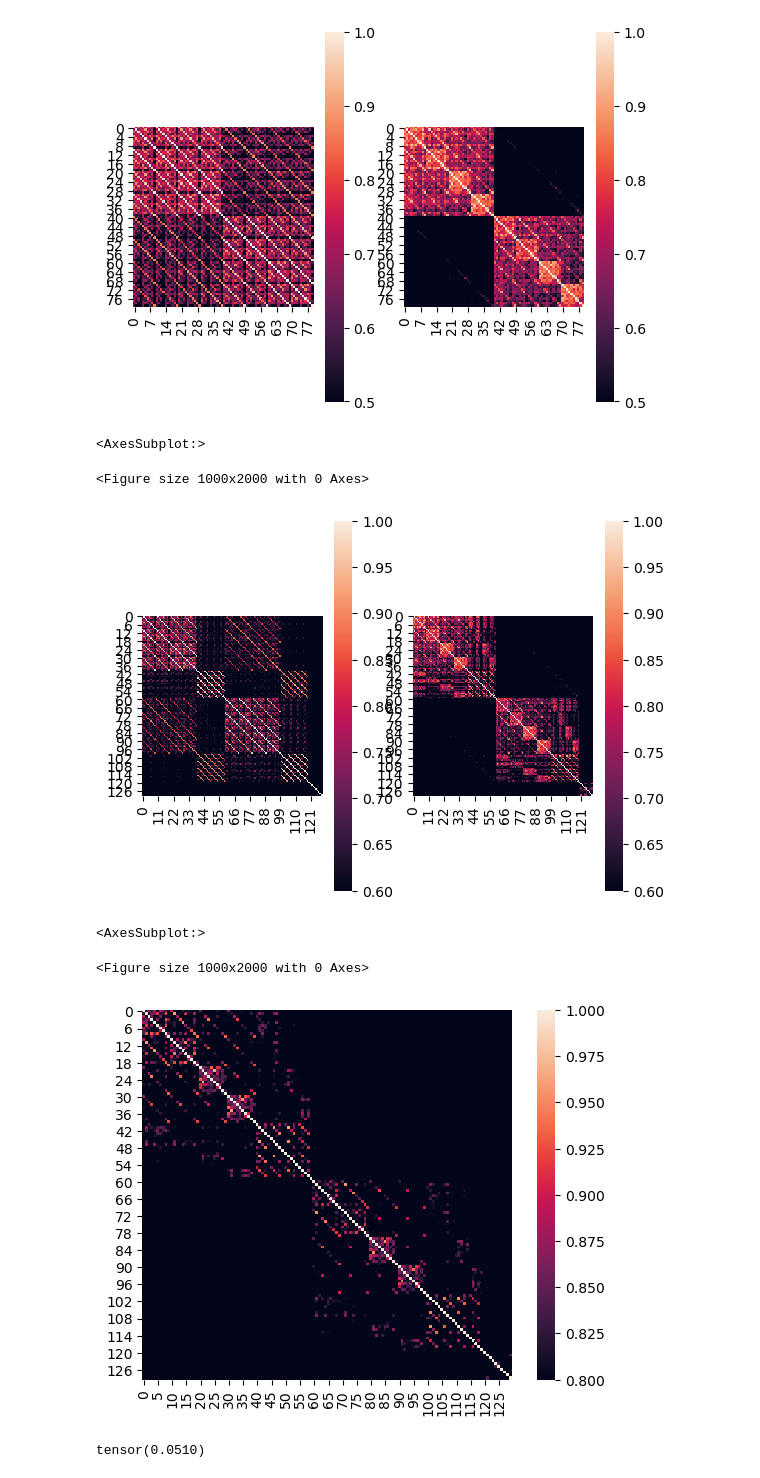
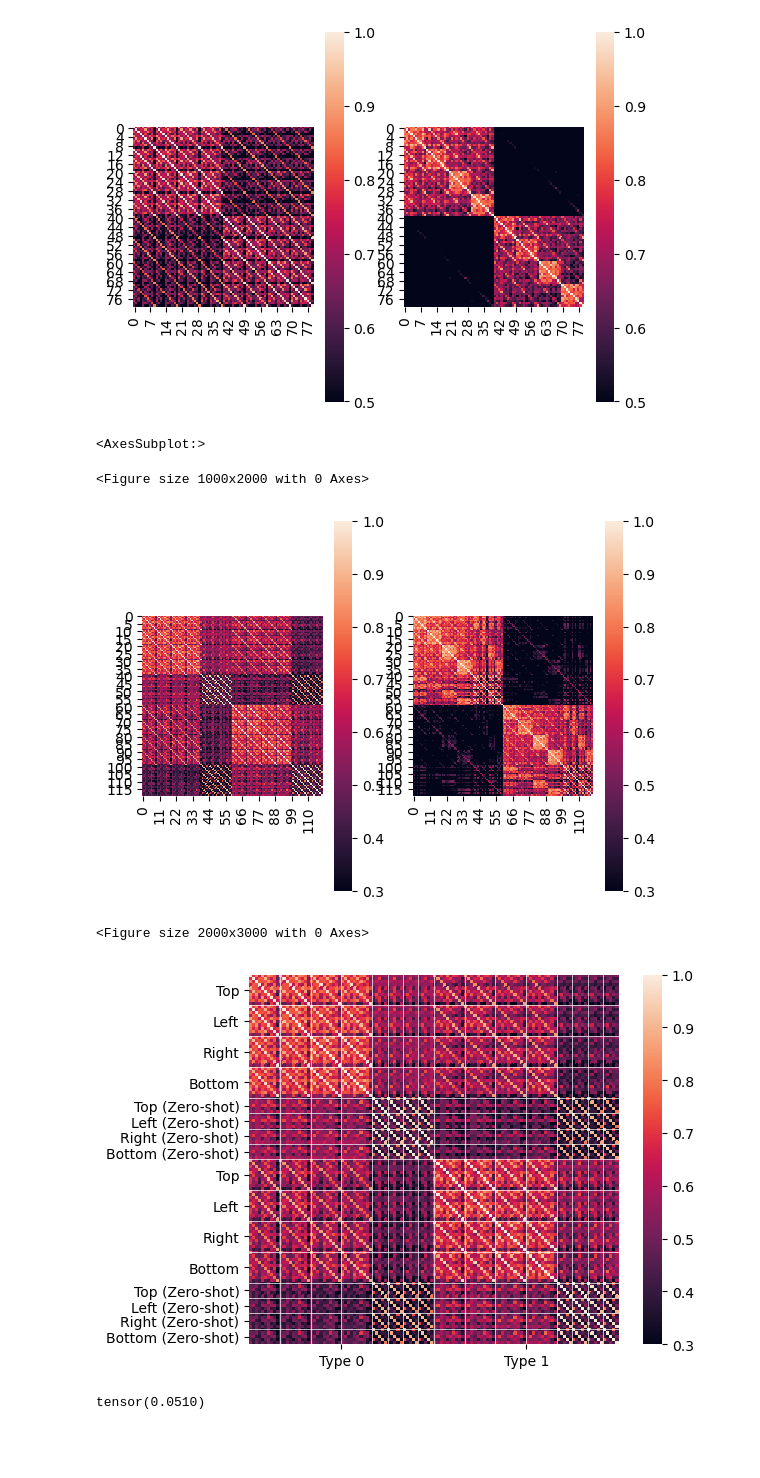
Before and after one commit to Yoshi-0921/MAEXP, a Jupyter notebook: configs/experiments/LangStrat/scripts/instructionAnalysis.ipynb, the cells around one changed output. Drawn from its saved outputs; the diff is of its cells as text; code cells hidden in the pictures; blank space fills up the shorter version.

```diff
--- a/configs/experiments/LangStrat/scripts/instructionAnalysis.ipynb
+++ b/configs/experiments/LangStrat/scripts/instructionAnalysis.ipynb
@@ -89,7 +89,9 @@ import seaborn as sns
 
 # embeddings = torch.concat([type0_right_tensor,unseen_type0_right_tensor,type0_left_tensor,unseen_type0_left_tensor,type0_top_tensor,unseen_type0_top_tensor,type0_bottom_tensor,unseen_type0_bottom_tensor,type1_right_tensor,unseen_type1_right_tensor,type1_left_tensor,unseen_type1_left_tensor,type1_top_tensor,unseen_type1_top_tensor,type1_bottom_tensor,unseen_type1_bottom_tensor])
 
-embeddings = torch.concat([type0_right_tensor,type0_left_tensor,type0_top_tensor,type0_bottom_tensor,unseen_type0_right_tensor,unseen_type0_left_tensor,unseen_type0_top_tensor,unseen_type0_bottom_tensor,type1_right_tensor,type1_left_tensor,type1_top_tensor,type1_bottom_tensor,unseen_type1_right_tensor,unseen_type1_left_tensor,unseen_type1_top_tensor,unseen_type1_bottom_tensor,torch.normal(0,0.05,size=(10,384))])
+embeddings = torch.concat([type0_right_tensor,type0_left_tensor,type0_top_tensor,type0_bottom_tensor,unseen_type0_right_tensor,unseen_type0_left_tensor,unseen_type0_top_tensor,unseen_type0_bottom_tensor,type1_right_tensor,type1_left_tensor,type1_top_tensor,type1_bottom_tensor,unseen_type1_right_tensor,unseen_type1_left_tensor,unseen_type1_top_tensor,unseen_type1_bottom_tensor
+                           ])
+                        #    ,torch.normal(0,0.05,size=(10,384))])
 
 trained_embeddings = networks[0](embeddings)
 
@@ -118,29 +120,72 @@ sns.heatmap(
     final,
     square=True,
     annot=False,
-    vmin=0.6
+    vmin=0.3
     )
 plt.subplot(1, 2, 2)
 sns.heatmap(trained_final,
     square=True,
     annot=False,
-    vmin=0.6
+    vmin=0.3
     )
 # %% [output]
 <AxesSubplot:>
 <Figure size 1000x2000 with 0 Axes>
-[figure, old version]
+[figure, new version]
 # %%
-plt.figure(figsize=(10, 20))
+plt.figure(figsize=(20, 30))
 fig = plt.figure()
-sns.heatmap(trained_final,
+ax=sns.heatmap(final, # final, trained_final
     square=True,
     annot=False,
-    vmin=0.8)
+    vmin=0.3,
+    )
+
+# type0_right_tensor,type0_left_tensor,type0_top_tensor,type0_bottom_tensor
+
+ax.set_xticks([30,90])
+ax.set_xticklabels(['Type 0', 'Type 1'], rotation=0, ha='center')
+
+ax.set_yticks([5,15,25,35,42.5,47.5,52.5,57.5,65,75,85,95,102.5,107.5,112.5,117.5])
+ax.set_yticklabels(['Top', 'Left', 'Right', 'Bottom', 'Top (Zero-shot)', 'Left (Zero-shot)', 'Right (Zero-shot)', 'Bottom (Zero-shot)',
+                    'Top', 'Left', 'Right', 'Bottom', 'Top (Zero-shot)', 'Left (Zero-shot)', 'Right (Zero-shot)', 'Bottom (Zero-shot)'])
+
+ax.axhline(10, color='white',lw=0.5)
+ax.axvline(10, color='white',lw=0.5)
+ax.axhline(20, color='white',lw=0.5)
+ax.axvline(20, color='white',lw=0.5)
+ax.axhline(30, color='white',lw=0.5)
+ax.axvline(30, color='white',lw=0.5)
+ax.axhline(40, color='white',lw=0.5)
+ax.axvline(40, color='white',lw=0.5)
+ax.axhline(45, color='white',lw=0.5)
+ax.axvline(45, color='white',lw=0.5)
+ax.axhline(50, color='white',lw=0.5)
+ax.axvline(50, color='white',lw=0.5)
+ax.axhline(55, color='white',lw=0.5)
+ax.axvline(55, color='white',lw=0.5)
+ax.axhline(60, color='white',lw=0.5)
+ax.axvline(60, color='white',lw=0.5)
+
+ax.axhline(70, color='white',lw=0.5)
+ax.axvline(70, color='white',lw=0.5)
+ax.axhline(80, color='white',lw=0.5)
+ax.axvline(80, color='white',lw=0.5)
+ax.axhline(90, color='white',lw=0.5)
+ax.axvline(90, color='white',lw=0.5)
+ax.axhline(100, color='white',lw=0.5)
+ax.axvline(100, color='white',lw=0.5)
+ax.axhline(105, color='white',lw=0.5)
+ax.axvline(105, color='white',lw=0.5)
+ax.axhline(110, color='white',lw=0.5)
+ax.axvline(110, color='white',lw=0.5)
+ax.axhline(115, color='white',lw=0.5)
+ax.axvline(115, color='white',lw=0.5)
+
+fig.savefig("trained_embedding_similarity.pdf", dpi=300, bbox_inches='tight')
 # %% [output]
-<AxesSubplot:>
+<Figure size 2000x3000 with 0 Axes>
-<Figure size 1000x2000 with 0 Axes>
-[figure, old version]
+[figure, new version]
 # %%
 type0_right_tensor.std()
 # %% [output]
```
Also changed, not shown: parts of 1 cell of this notebook, 1 other file.
